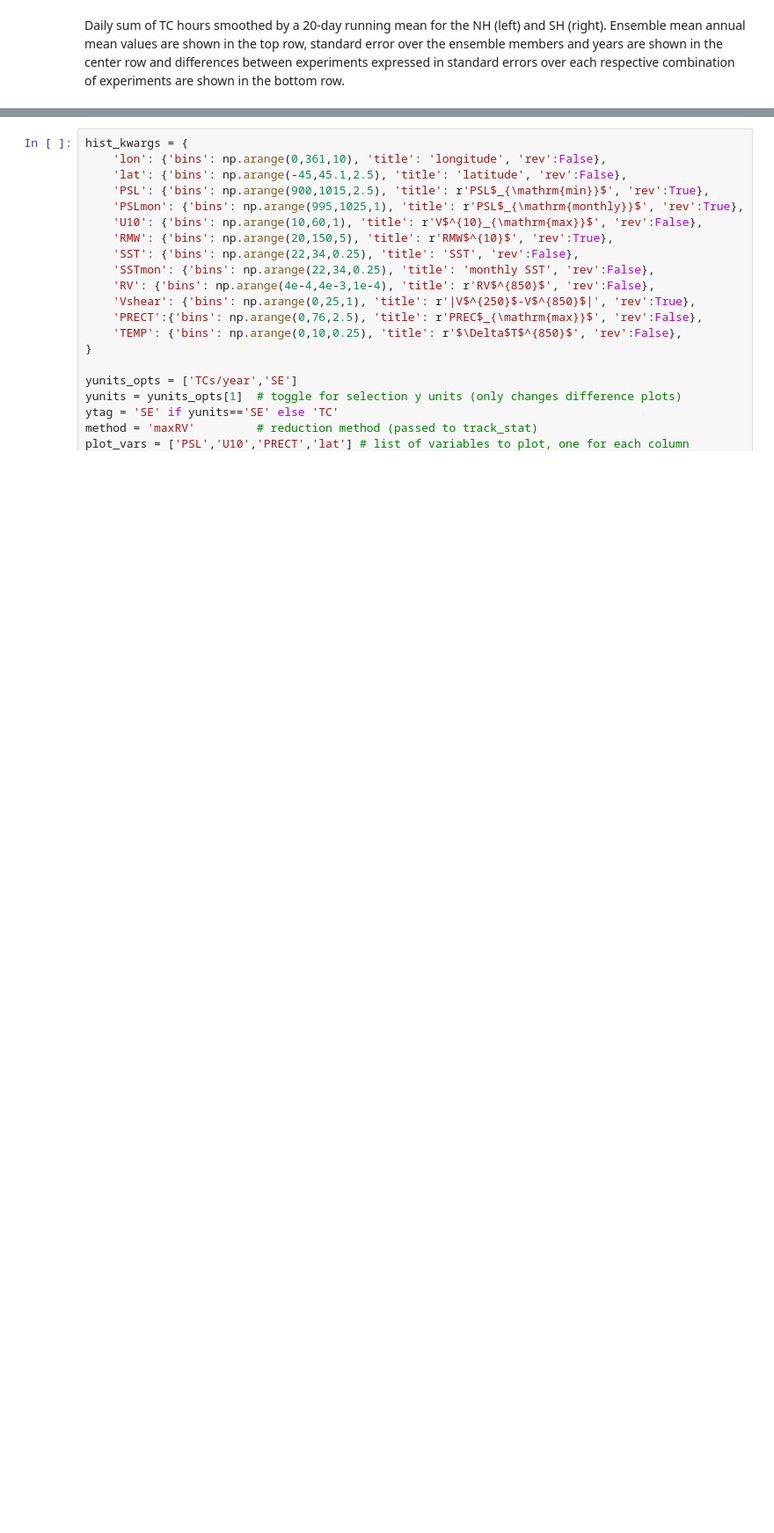
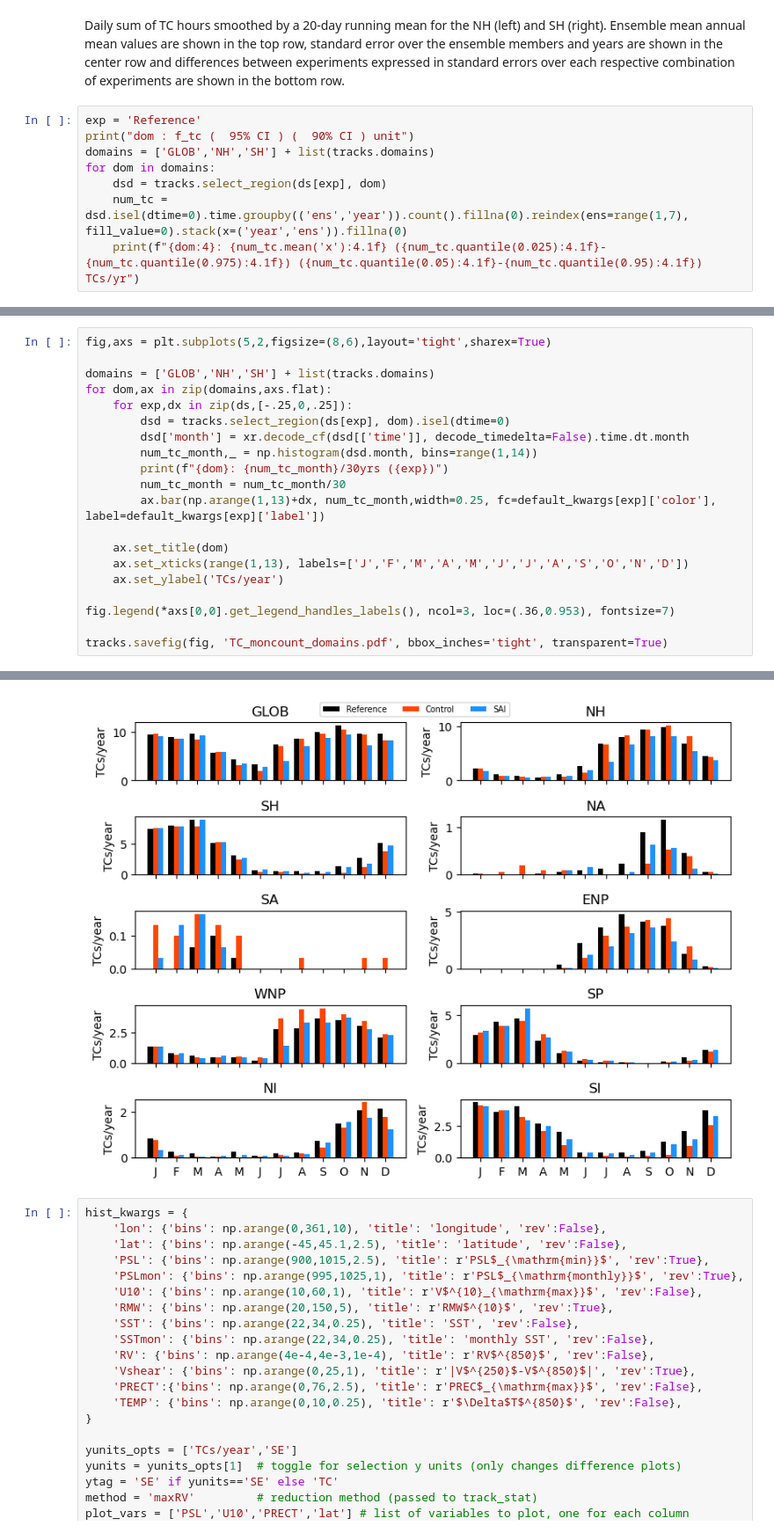
Before and after one commit to JdeJong96/TCs-under-SAI, a Jupyter notebook: analysis/notebooks/figures.ipynb, the cells around one changed output, grey strips where cells are left out. Shown at 88% size. Drawn from its saved outputs; the diff is of its cells as text; blank space fills up the shorter version.

Commit message:
add monthly TC number per basin

```diff
--- a/analysis/notebooks/figures.ipynb
+++ b/analysis/notebooks/figures.ipynb
@@ -1035,3 +1035,11 @@ tracks.savefig(fig, fname, **savefigkwargs)
 [figure]
 # %% [markdown]
 Daily sum of TC hours smoothed by a 20-day running mean for the NH (left) and SH (right). Ensemble mean annual mean values are shown in the top row, standard error over the ensemble members and years are shown in the center row and differences between experiments expressed in standard errors over each respective combination of experiments are shown in the bottom row.
+# %%
+exp = 'Reference'
+print("dom : f_tc (  95% CI ) (  90% CI ) unit")
+domains = ['GLOB','NH','SH'] + list(tracks.domains)
+for dom in domains:
+    dsd = tracks.select_region(ds[exp], dom)
+    num_tc = dsd.isel(dtime=0).time.groupby(('ens','year')).count().fillna(0).reindex(ens=range(1,7), fill_value=0).stack(x=('year','ens')).fillna(0)
+    print(f"{dom:4}: {num_tc.mean('x'):4.1f} ({num_tc.quantile(0.025):4.1f}-{num_tc.quantile(0.975):4.1f}) ({num_tc.quantile(0.05):4.1f}-{num_tc.quantile(0.95):4.1f}) TCs/yr")
@@ -1037,0 +1058,21 @@ Daily sum of TC hours smoothed by a 20-day running mean for the NH (left) and SH
+# %%
+fig,axs = plt.subplots(5,2,figsize=(8,6),layout='tight',sharex=True)
+
+domains = ['GLOB','NH','SH'] + list(tracks.domains)
+for dom,ax in zip(domains,axs.flat):
+    for exp,dx in zip(ds,[-.25,0,.25]):
+        dsd = tracks.select_region(ds[exp], dom).isel(dtime=0)
+        dsd['month'] = xr.decode_cf(dsd[['time']], decode_timedelta=False).time.dt.month
+        num_tc_month,_ = np.histogram(dsd.month, bins=range(1,14))
+        print(f"{dom}: {num_tc_month}/30yrs ({exp})")
+        num_tc_month = num_tc_month/30
+        ax.bar(np.arange(1,13)+dx, num_tc_month,width=0.25, fc=default_kwargs[exp]['color'], label=default_kwargs[exp]['label'])
+
+    ax.set_title(dom)
+    ax.set_xticks(range(1,13), labels=['J','F','M','A','M','J','J','A','S','O','N','D'])
+    ax.set_ylabel('TCs/year')
+
+fig.legend(*axs[0,0].get_legend_handles_labels(), ncol=3, loc=(.36,0.953), fontsize=7)
+
+tracks.savefig(fig, 'TC_moncount_domains.pdf', bbox_inches='tight', transparent=True)
+# %% [output]
@@ -1038,3 +1096,4 @@ Daily sum of TC hours smoothed by a 20-day running mean for the NH (left) and SH
+[figure, added]
 # %%
 hist_kwargs = {
     'lon': {'bins': np.arange(0,361,10), 'title': 'longitude', 'rev':False},
```
Also changed, not shown: parts of 2 cells of this notebook, 1 other file.
